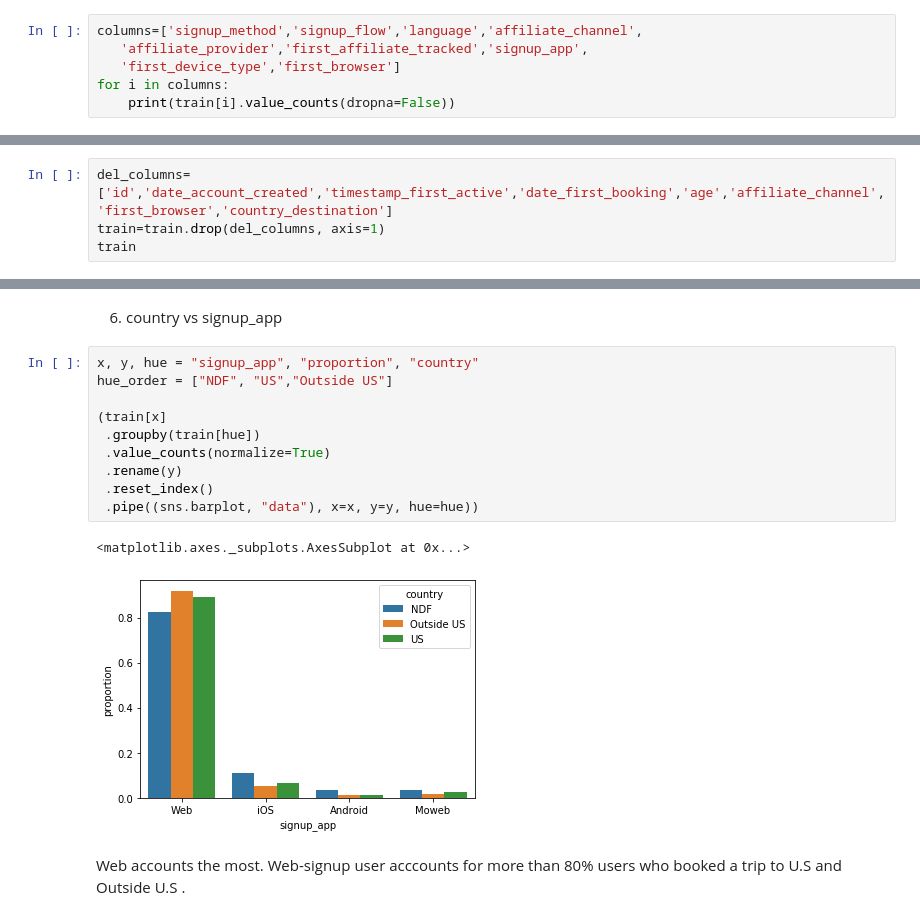
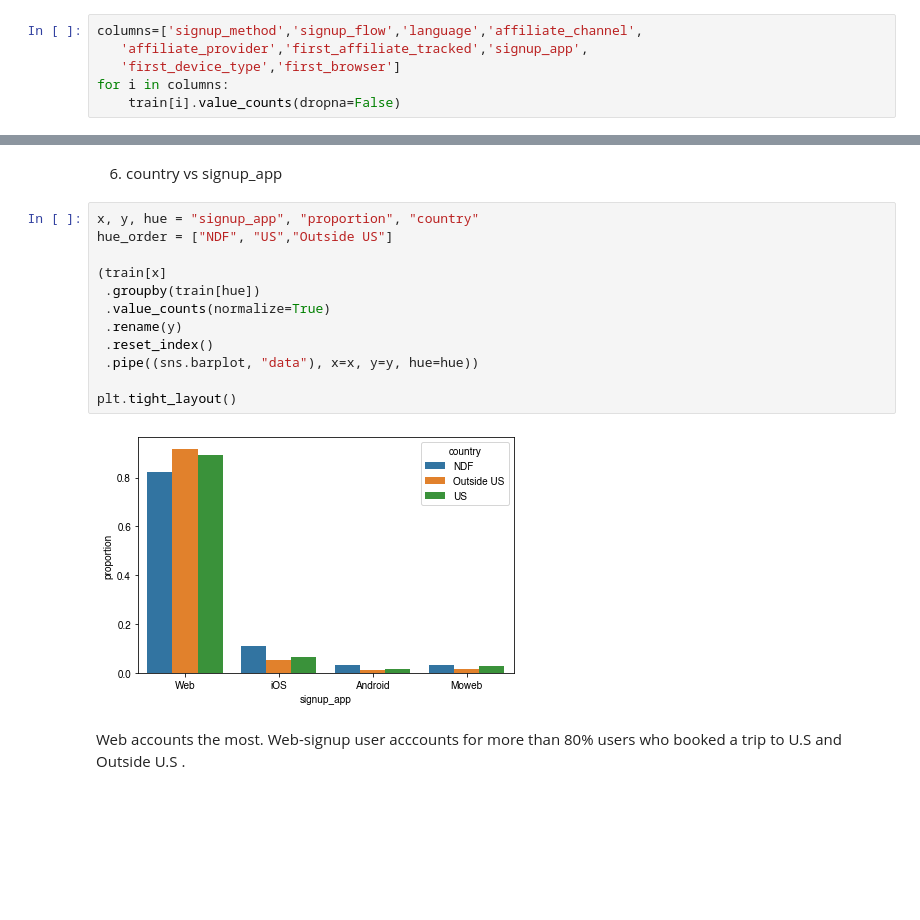
Before and after one commit to amanda1210/Airbnb-marketing-analytics-project, a Jupyter notebook: Airbnb Marketing Analysis.ipynb, the cells around one changed output, grey strips where cells are left out. Saved outputs shown, nothing was run; the diff lists cells and outputs as text; blank space fills up the shorter version.

```diff
--- a/Airbnb Marketing Analysis.ipynb
+++ b/Airbnb Marketing Analysis.ipynb
@@ -477,4 +428,4 @@ columns=['signup_method','signup_flow','language','affiliate_channel',
    'affiliate_provider','first_affiliate_tracked','signup_app',
    'first_device_type','first_browser']
 for i in columns:
-    print(train[i].value_counts(dropna=False))
+    train[i].value_counts(dropna=False)
@@ -622,7 +555,3 @@ Write the processed dataset into a new csv file
 train.to_csv('train_users_3.csv')
 # %% [markdown]
 ### Data Visualization
-# %%
-del_columns=['id','date_account_created','timestamp_first_active','date_first_booking','age','affiliate_channel','first_browser','country_destination']
-train=train.drop(del_columns, axis=1)
-train
@@ -722,16 +629,17 @@ hue_order = ["NDF", "US","Outside US"]
 # %%
 x, y, hue = "signup_app", "proportion", "country"
 hue_order = ["NDF", "US","Outside US"]
 
 (train[x]
  .groupby(train[hue])
  .value_counts(normalize=True)
  .rename(y)
  .reset_index()
  .pipe((sns.barplot, "data"), x=x, y=y, hue=hue))
+
+plt.tight_layout()
 # %% [output]
-<matplotlib.axes._subplots.AxesSubplot at 0x...>
-[figure, old version]
+[figure, new version]
 # %% [markdown]
 Web accounts the most. Web-signup user acccounts for more than 80\% users who booked a trip to U.S and Outside U.S .
 # %% [markdown]
```
Also changed, not shown: parts of 55 cells of this notebook, 1 other file.
